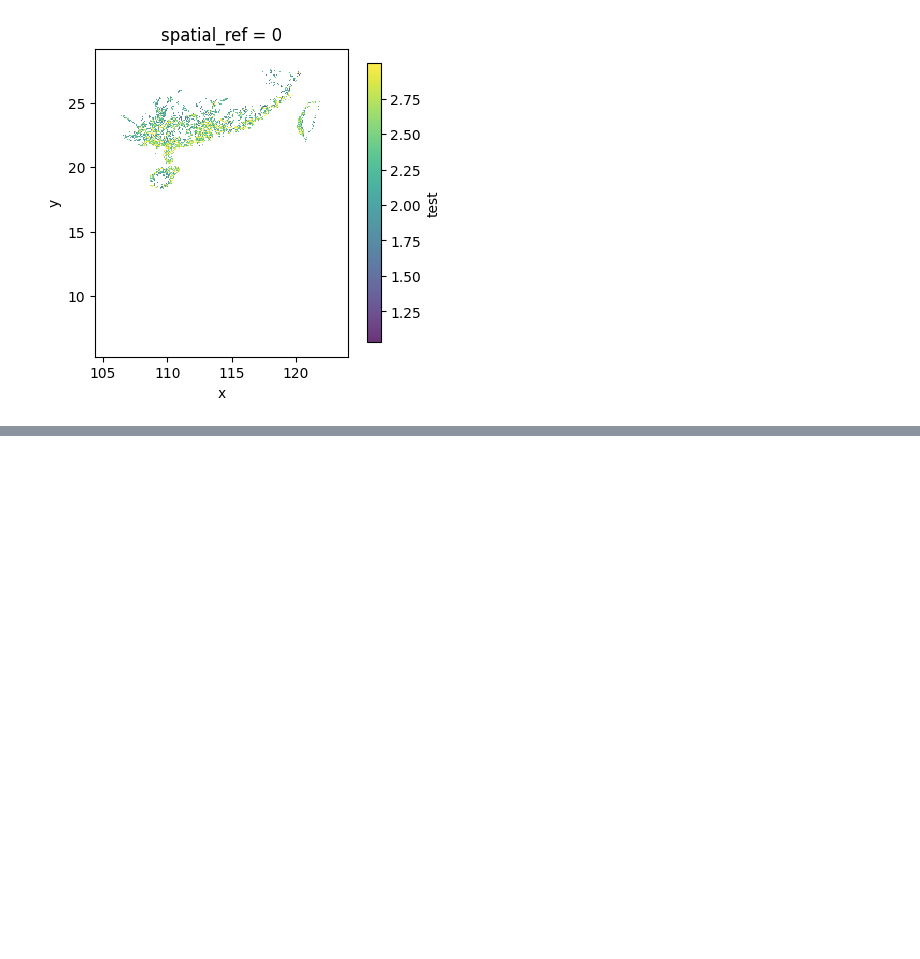
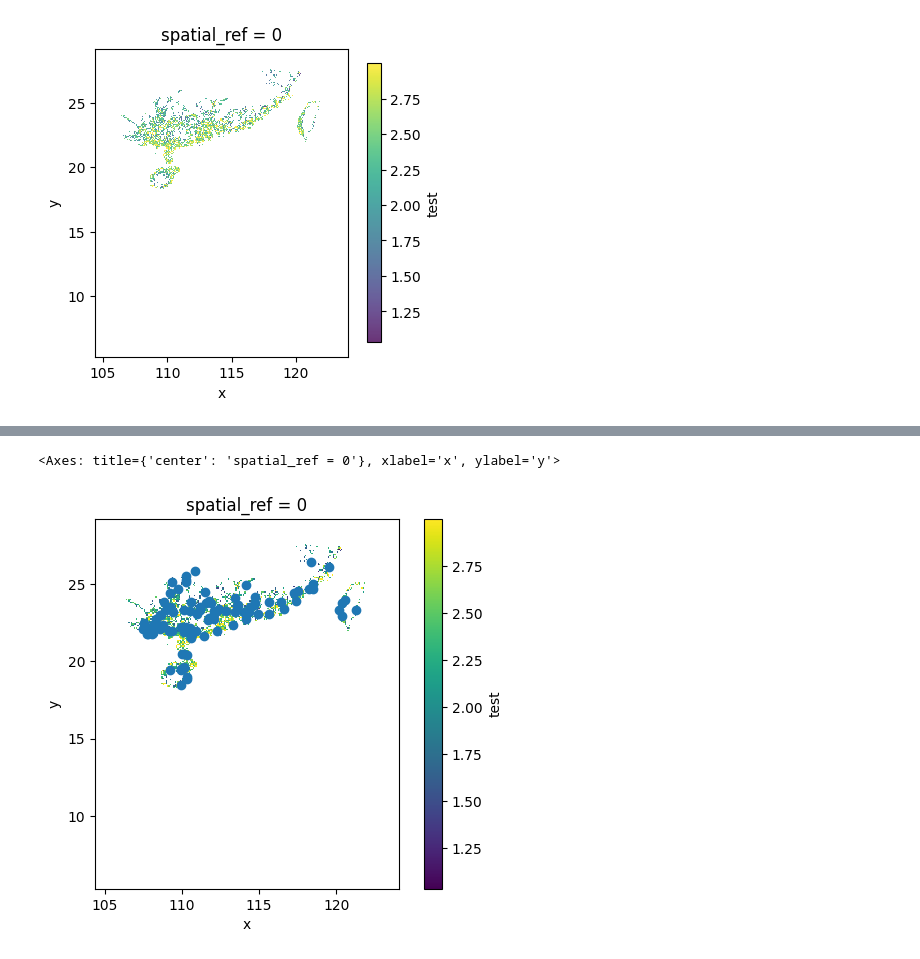
Before and after one commit to ABSESpy/ABSESpy, a Jupyter notebook: docs/tutorial/advanced/viz_model.ipynb, the cells around one changed output, grey strips where cells are left out. Cells and saved outputs as stored; diff of their text form; code cells hidden in the pictures; blank space fills up the shorter version.

```diff
--- a/docs/tutorial/advanced/viz_model.ipynb
+++ b/docs/tutorial/advanced/viz_model.ipynb
@@ -75,0 +113,9 @@ cropland.plot.show("test")
+# %%
+import matplotlib.pyplot as plt
+
+fig, ax = plt.subplots()
+cropland.get_xarray("test").plot(ax=ax)
+gdf.plot(ax=ax)
+# %% [output]
+<Axes: title={'center': 'spatial_ref = 0'}, xlabel='x', ylabel='y'>
+[figure, added]
```
Also changed, not shown: parts of 8 cells of this notebook, 4 other files.
